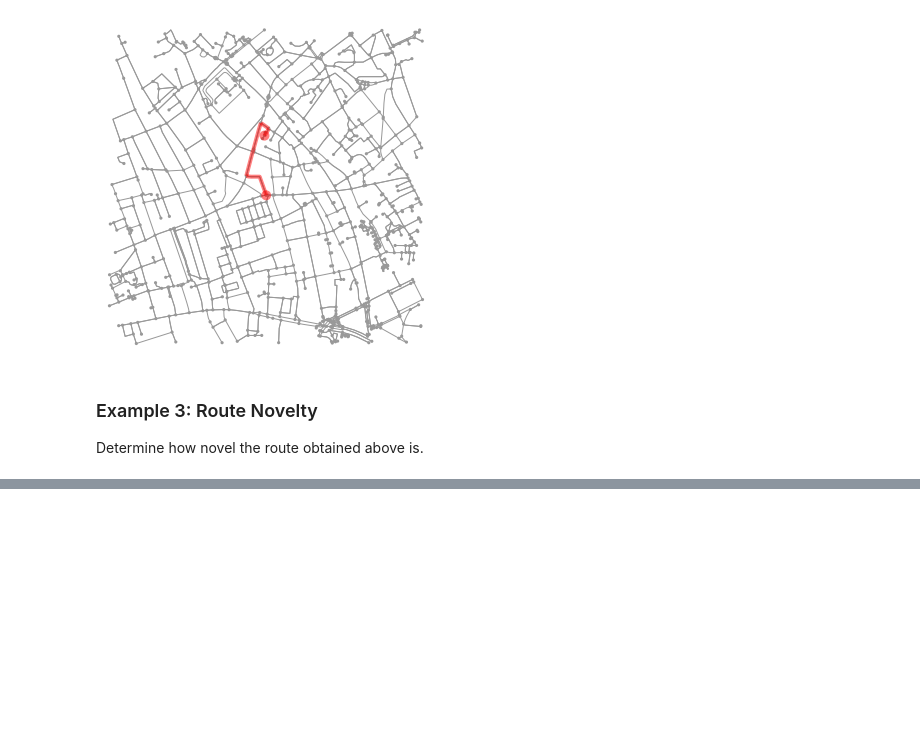
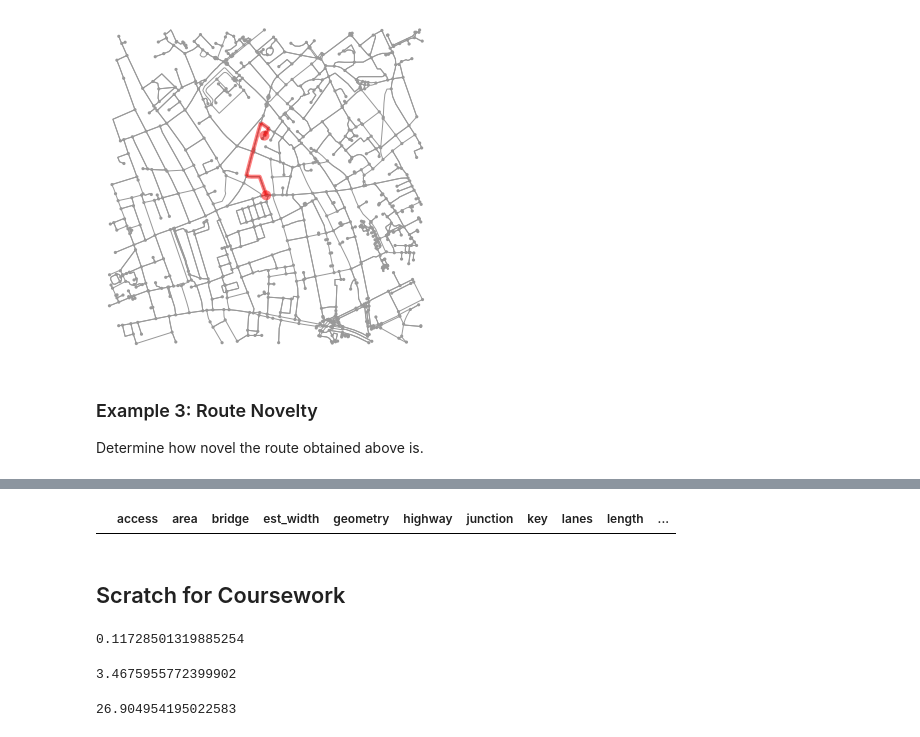
Before and after one commit to heidimhurst/ucl_msc, a Jupyter notebook: term2/networks/routing_examples.ipynb, the cells around one changed output, grey strips where cells are left out. Cells and saved outputs as stored; diff of their text form; code cells hidden in the pictures; blank space fills up the shorter version.

```diff
--- a/term2/networks/routing_examples.ipynb
+++ b/term2/networks/routing_examples.ipynb
@@ -131,0 +178,9 @@ Route contains 186/186 novel segments, accounting for 7.400400999999999km (100.0
+# %%
+# need to query on u and v
+#u=265489757
+#v=1298309059
+u=1210187738
+v=1210187696
+index = [streets_freq_gdf[(streets_freq_gdf['u'] == u) & (streets_freq_gdf['v'] == v)].index[0]]
+#
+#s1 = streets_freq_gdf.loc[(streets_freq_gdf['u']==629099004) & (streets_freq_gdf['v']==244668080)]
@@ -131,0 +221,4 @@ Route contains 186/186 novel segments, accounting for 7.400400999999999km (100.0
+# %%
+pts = []
+for k in freq2.keys():
+    pts.append((k[1],k[0]))
@@ -131,0 +243,13 @@ Route contains 186/186 novel segments, accounting for 7.400400999999999km (100.0
+# %%
+# need to do this in a loop with exception handling,
+# as edges in freq dict may not be in graph
+index = []
+i = 0
+for u,v in pts:
+    try:
+        index.append(gdf_edges[(gdf_edges['u'] == u) & (gdf_edges['v'] == v)].index[0])
+    except IndexError:
+        print("Index error on edge {} {}".format(u,v))
+        i += 1
+        pass
+print("Failed to locate {} edges out of {}".format(i,len(pts)))
@@ -131,0 +274,6 @@ Route contains 186/186 novel segments, accounting for 7.400400999999999km (100.0
+# %%
+gdf_edges.loc[index]
+# %% [output]
+|  | access | area | bridge | est_width | geometry | highway | junction | key | lanes | length | ... |
+# %% [markdown]
+## Scratch for Coursework
@@ -131,0 +291,21 @@ Route contains 186/186 novel segments, accounting for 7.400400999999999km (100.0
+# %%
+# get frequency dictionary
+freq_time = time.time()
+freq = ox.freq_from_folder(freq_folder,npoints=250)
+print(time.time()-freq_time)
+# %% [output]
+0.11728501319885254
+# %%
+freq_time = time.time()
+freq = ox.freq_from_folder('alltrax/',npoints=250)
+print(time.time()-freq_time)
+# %% [output]
+3.4675955772399902
+# %%
+# create street map around our start point
+street_time = time.time()
+streets_small = ox.graph_from_point((start_lat, start_lon),
+                              distance=goal_length*1000/1.75, network_type='walk')
+print(time.time()-street_time)
+# %% [output]
+26.904954195022583
```
Also changed, not shown: parts of 30 cells of this notebook, 27 other files.
